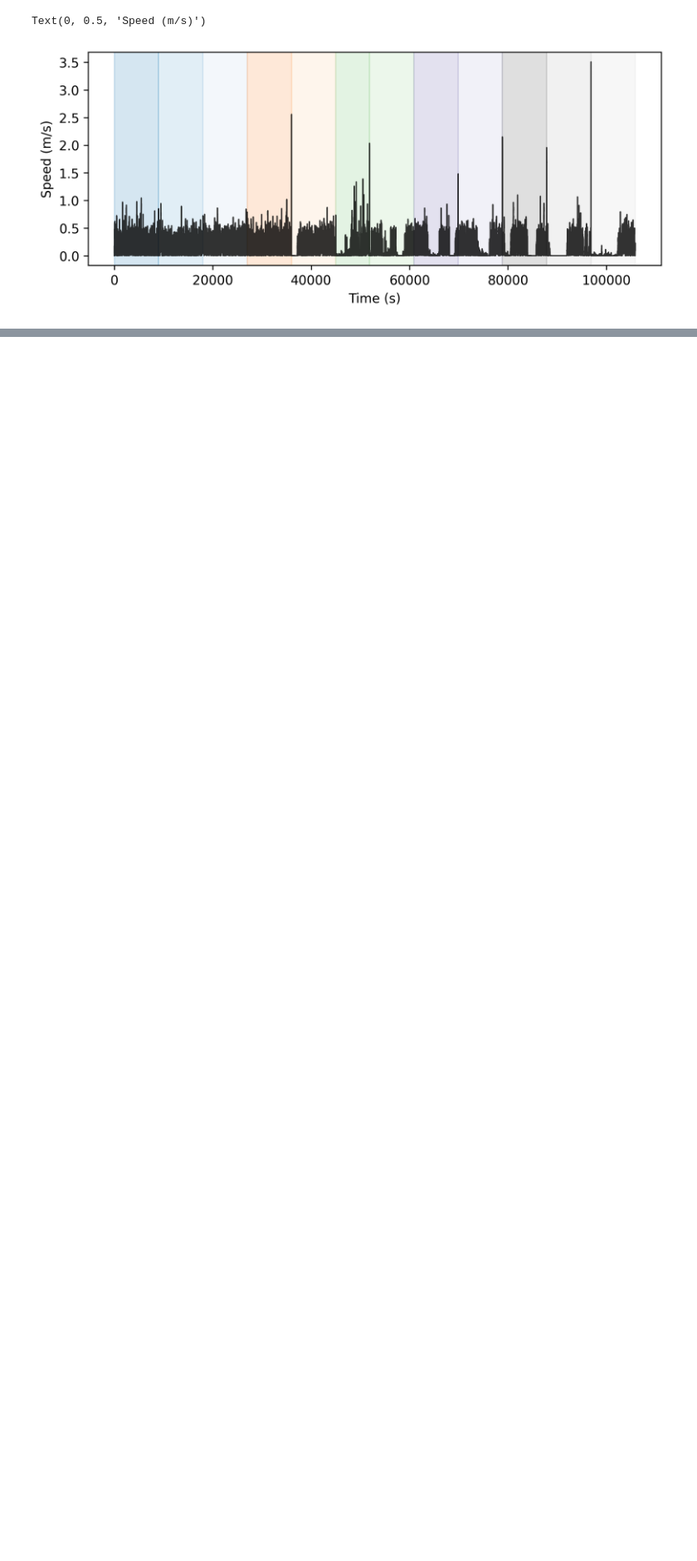
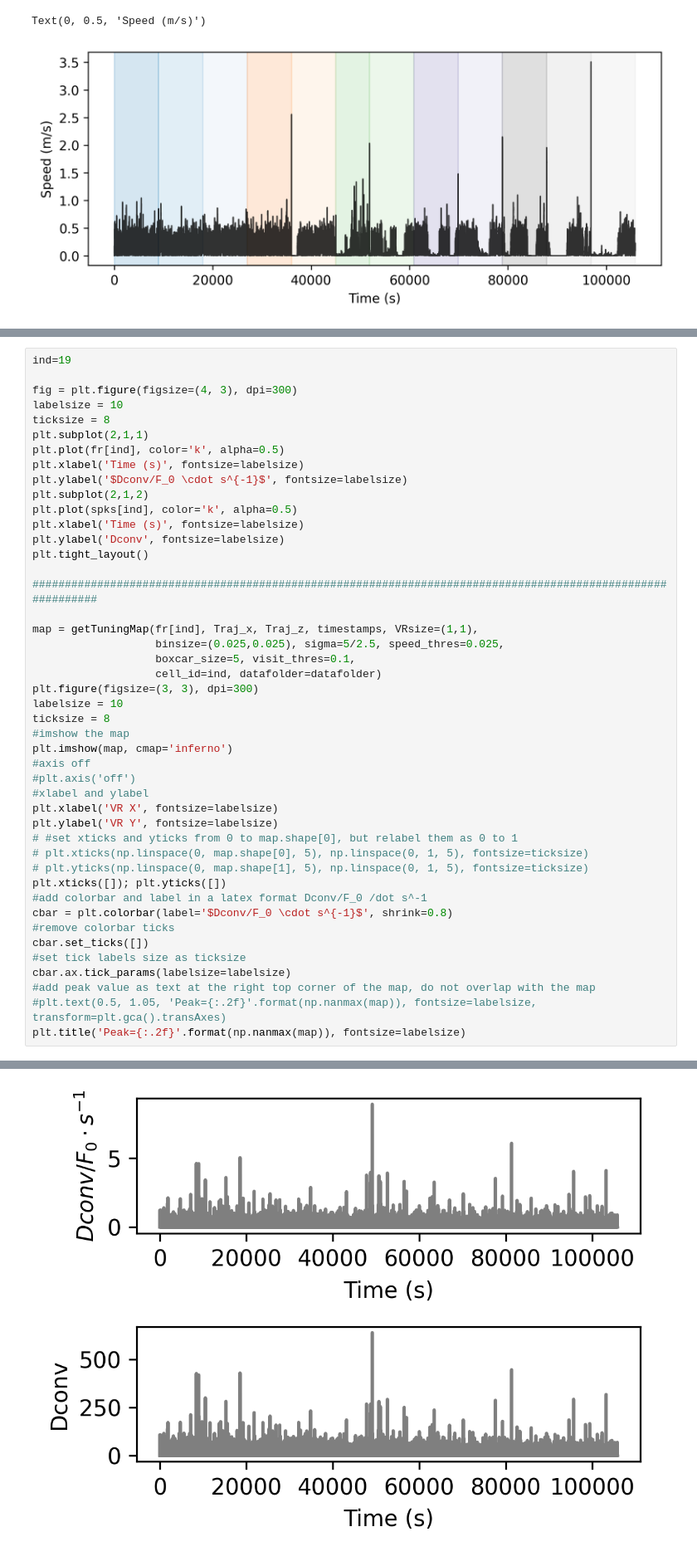
Before and after one commit to ZilongJi/2D2P, a Jupyter notebook: analysis_notebook/getfiringfield.ipynb, the cells around one changed output, grey strips where cells are left out. Shown at 83% size. Cells and saved outputs as stored; diff of their text form; blank space fills up the shorter version.

```diff
--- a/analysis_notebook/getfiringfield.ipynb
+++ b/analysis_notebook/getfiringfield.ipynb
@@ -620,0 +104,46 @@ plt.savefig(os.path.join(savefolder, 'Correlation_half_session.pdf'), dpi=300, b
+# %%
+ind=19
+
+fig = plt.figure(figsize=(4, 3), dpi=300)
+labelsize = 10
+ticksize = 8
+plt.subplot(2,1,1)
+plt.plot(fr[ind], color='k', alpha=0.5)
+plt.xlabel('Time (s)', fontsize=labelsize)
+plt.ylabel('$Dconv/F_0 \cdot s^{-1}$', fontsize=labelsize)
+plt.subplot(2,1,2)
+plt.plot(spks[ind], color='k', alpha=0.5)
+plt.xlabel('Time (s)', fontsize=labelsize)
+plt.ylabel('Dconv', fontsize=labelsize)
+plt.tight_layout()
+
+############################################################################################################
+
+map = getTuningMap(fr[ind], Traj_x, Traj_z, timestamps, VRsize=(1,1),
+                   binsize=(0.025,0.025), sigma=5/2.5, speed_thres=0.025,
+                   boxcar_size=5, visit_thres=0.1,
+                   cell_id=ind, datafolder=datafolder)
+plt.figure(figsize=(3, 3), dpi=300)
+labelsize = 10
+ticksize = 8
+#imshow the map
+plt.imshow(map, cmap='inferno')
+#axis off
+#plt.axis('off')
+#xlabel and ylabel
+plt.xlabel('VR X', fontsize=labelsize)
+plt.ylabel('VR Y', fontsize=labelsize)
+# #set xticks and yticks from 0 to map.shape[0], but relabel them as 0 to 1
+# plt.xticks(np.linspace(0, map.shape[0], 5), np.linspace(0, 1, 5), fontsize=ticksize)
+# plt.yticks(np.linspace(0, map.shape[1], 5), np.linspace(0, 1, 5), fontsize=ticksize)
+plt.xticks([]); plt.yticks([])
+#add colorbar and label in a latex format Dconv/F_0 /dot s^-1
+cbar = plt.colorbar(label='$Dconv/F_0 \cdot s^{-1}$', shrink=0.8)
+#remove colorbar ticks
+cbar.set_ticks([])
+#set tick labels size as ticksize
+cbar.ax.tick_params(labelsize=labelsize)
+#add peak value as text at the right top corner of the map, do not overlap with the map
+#plt.text(0.5, 1.05, 'Peak={:.2f}'.format(np.nanmax(map)), fontsize=labelsize, transform=plt.gca().transAxes)
+plt.title('Peak={:.2f}'.format(np.nanmax(map)), fontsize=labelsize)
+# %% [output]
@@ -620,0 +151 @@ plt.savefig(os.path.join(savefolder, 'Correlation_half_session.pdf'), dpi=300, b
+[figure, added]
```
Also changed, not shown: parts of 43 cells of this notebook, 5 other files.
